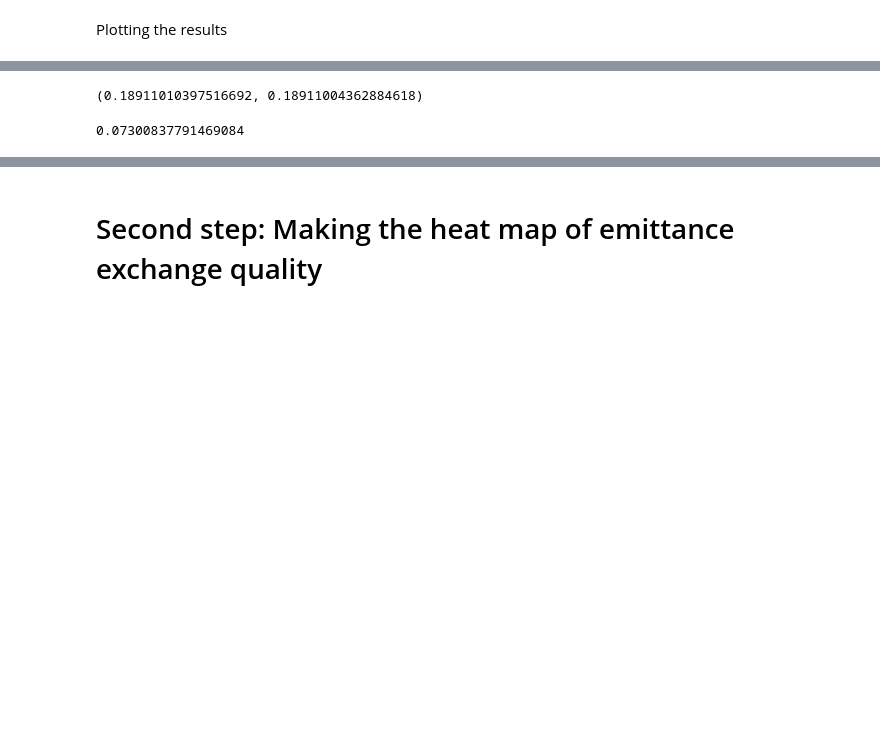
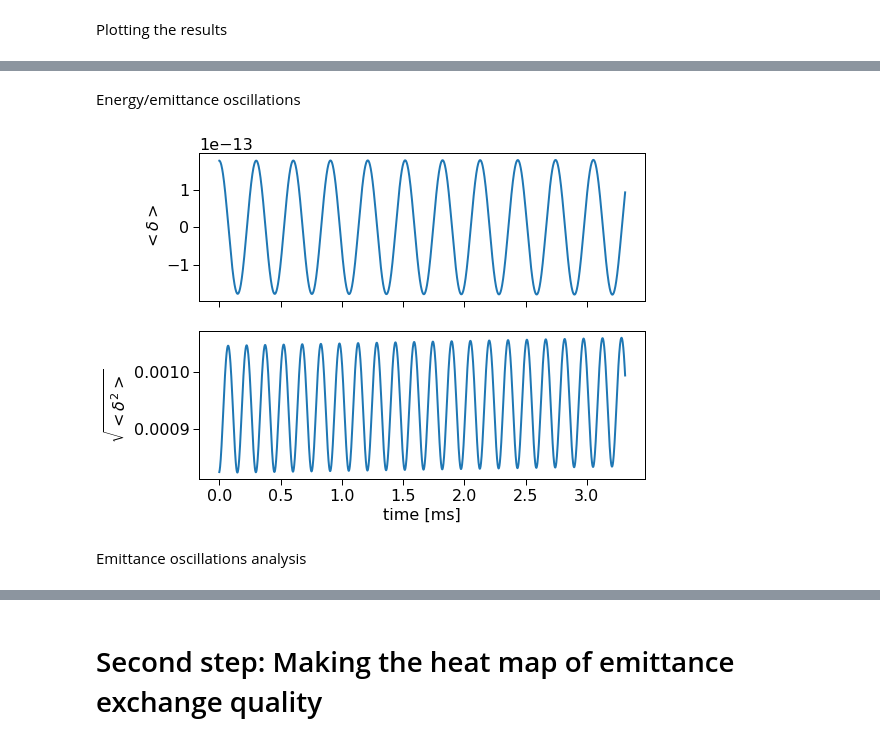
Before and after one commit to lnls-fac/apsuite, a Jupyter notebook: apsuite/emittance_exchange/emittance_exchange_simulation/emittance_crossing.ipynb, the cells around one changed output, grey strips where cells are left out. Saved outputs shown, nothing was run; the diff lists cells and outputs as text; code cells hidden in the pictures; blank space fills up the shorter version.

```diff
--- a/apsuite/emittance_exchange/emittance_exchange_simulation/emittance_crossing.ipynb
+++ b/apsuite/emittance_exchange/emittance_exchange_simulation/emittance_crossing.ipynb
@@ -356,8 +357,17 @@ plt.tight_layout()
+# %% [markdown]
+Energy/emittance oscillations
 # %%
-KL_list[4000], KL_crossing
+#plt.plot(ed_teng.spos, ed_teng.beta1)
+fig,ax = plt.subplots(2,1, sharex=True)
+
+ax[0].plot(t, energy_info[0])
+ax[0].set_ylabel("$< \delta >$")
+ax[1].plot(t, np.sqrt(energy_info[1]))
+ax[1].set_ylabel(r"$\sqrt{<\delta^2>}$")
+
+ax[1].set_xlabel("time [ms]")
+plt.show()
 # %% [output]
-(0.18911010397516692, 0.18911004362884618)
+[figure, added]
-# %%
-C
-# %% [output]
-0.07300837791469084
+# %% [markdown]
+Emittance oscillations analysis
```
Also changed, not shown: parts of 17 cells of this notebook.
